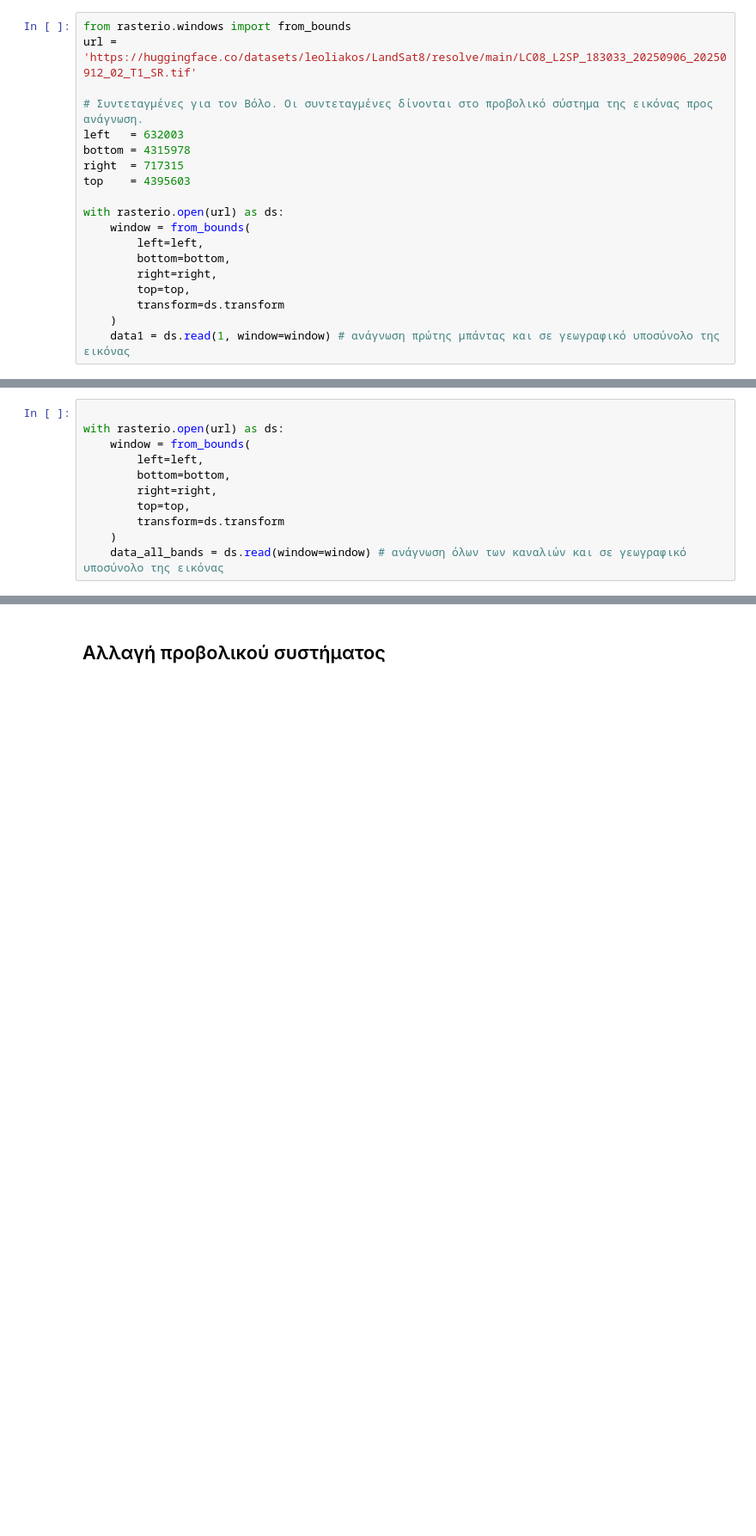
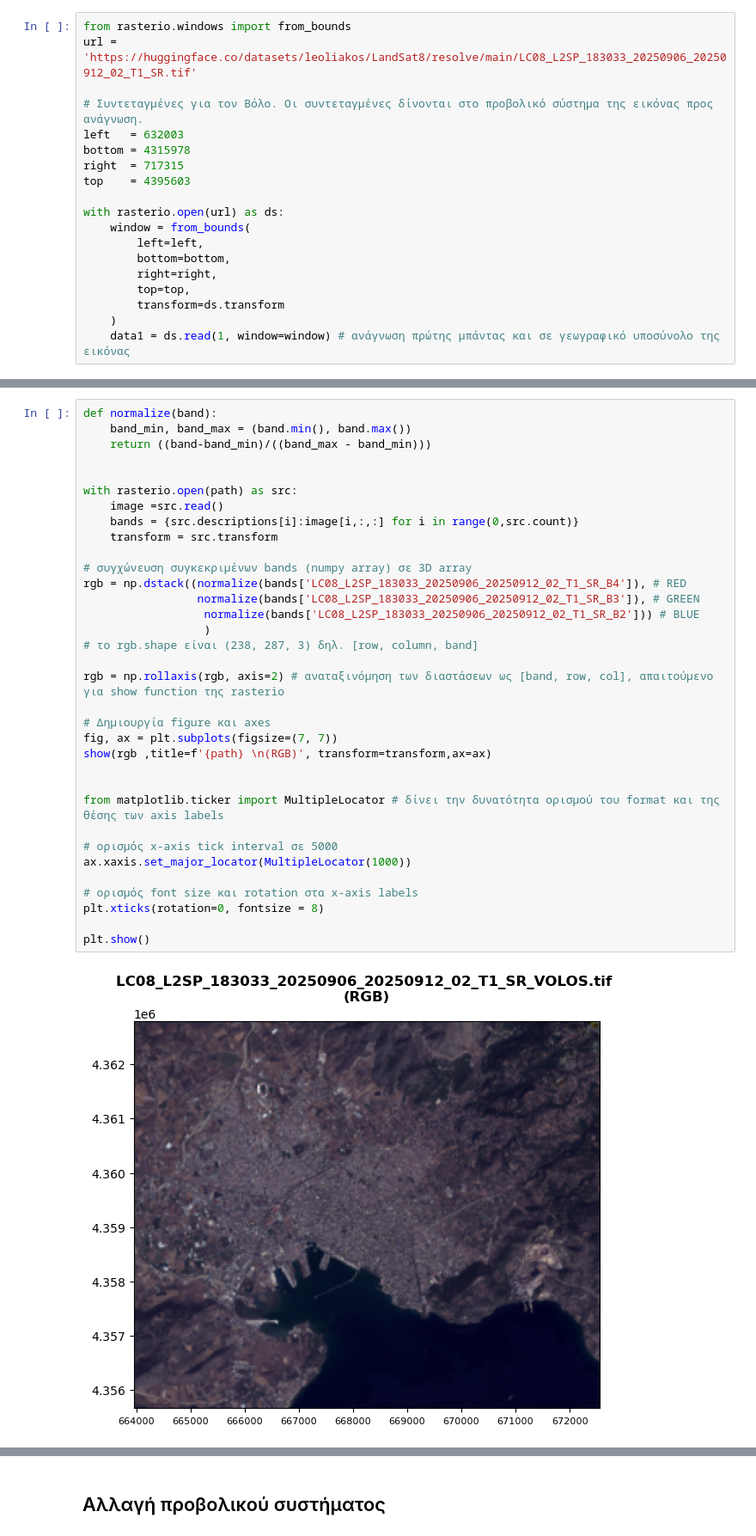
Before and after one commit to kokkytos/programming, a Jupyter notebook: _build/jupyter_execute/notebooks/Lesson_12.ipynb, the cells around one changed output, grey strips where cells are left out. Shown at 86% size. Saved outputs shown, nothing was run; the diff lists cells and outputs as text; blank space fills up the shorter version.

```diff
--- a/_build/jupyter_execute/notebooks/Lesson_12.ipynb
+++ b/_build/jupyter_execute/notebooks/Lesson_12.ipynb
@@ -84,11 +118,0 @@ plt.show()
-# %%
-
-with rasterio.open(url) as ds:
-    window = from_bounds(
-        left=left,
-        bottom=bottom,
-        right=right,
-        top=top,
-        transform=ds.transform
-    )
-    data_all_bands = ds.read(window=window) # ανάγνωση όλων των καναλιών και σε γεωγραφικό υποσύνολο της εικόνας
@@ -94,0 +137,36 @@ with rasterio.open(url) as ds:
+# %%
+def normalize(band):
+    band_min, band_max = (band.min(), band.max())
+    return ((band-band_min)/((band_max - band_min)))
+
+
+with rasterio.open(path) as src:
+    image =src.read()
+    bands = {src.descriptions[i]:image[i,:,:] for i in range(0,src.count)}
+    transform = src.transform
+
+# συγχώνευση συγκεκριμένων bands (numpy array) σε 3D array
+rgb = np.dstack((normalize(bands['LC08_L2SP_183033_20250906_20250912_02_T1_SR_B4']), # RED
+                 normalize(bands['LC08_L2SP_183033_20250906_20250912_02_T1_SR_B3']), # GREEN
+                  normalize(bands['LC08_L2SP_183033_20250906_20250912_02_T1_SR_B2'])) # BLUE
+                  )
+# το rgb.shape είναι (238, 287, 3) δηλ. [row, column, band]
+
+rgb = np.rollaxis(rgb, axis=2) # αναταξινόμηση των διαστάσεων ως [band, row, col], απαιτούμενο για show function της rasterio
+
+# Δημιουργία figure και axes
+fig, ax = plt.subplots(figsize=(7, 7))
+show(rgb ,title=f'{path} \n(RGB)', transform=transform,ax=ax)
+
+
+from matplotlib.ticker import MultipleLocator # δίνει την δυνατότητα ορισμού του format και της θέσης των axis labels
+
+# ορισμός x-axis tick interval σε 5000
+ax.xaxis.set_major_locator(MultipleLocator(1000))
+
+# ορισμός font size και rotation στα x-axis labels
+plt.xticks(rotation=0, fontsize = 8)
+
+plt.show()
+# %% [output]
+[figure, added]
```
Also changed, not shown: parts of 42 cells of this notebook, 37 other files.
